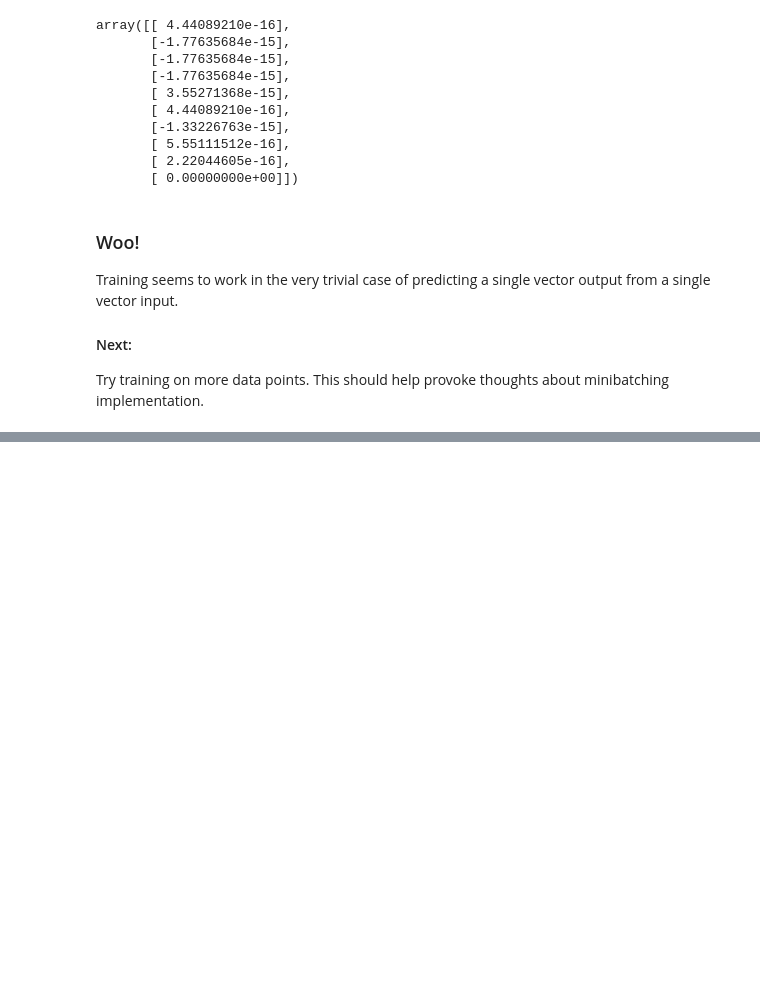
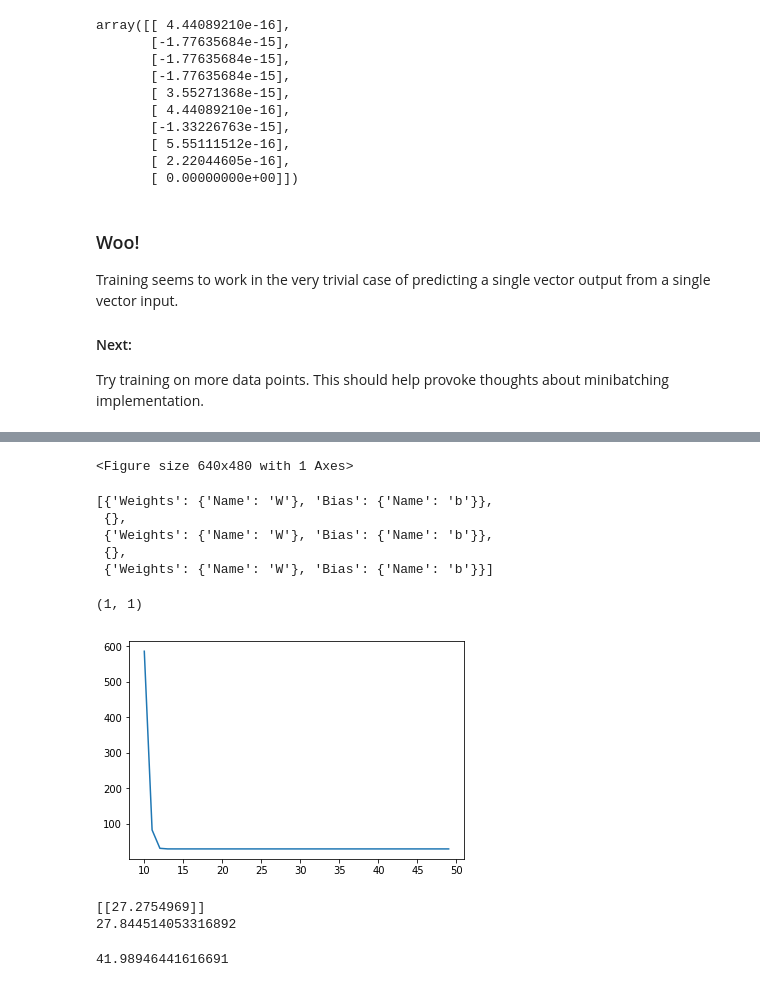
Before and after one commit to bwdGitHub/artificial-neural-networks, a Jupyter notebook: interactive testing.ipynb, the cells around one changed output, grey strips where cells are left out. Drawn from its saved outputs; the diff is of its cells as text; code cells hidden in the pictures; blank space fills up the shorter version.

```diff
--- a/interactive testing.ipynb
+++ b/interactive testing.ipynb
@@ -350,0 +368,32 @@ Try training on more data points. This should help provoke thoughts about miniba
+# %%
+import numpy as np
+xs = []
+ys = []
+for i in range(200):
+    x = np.random.uniform(-10,10, size =(5,1)) + np.random.normal(0,0.1,size=(5,1)) # random vectors + noise
+    xs.append(x)
+    y = 0.01*np.square(np.linalg.norm(x,ord = 2)) + np.linalg.norm(x, ord = 1) # some vector to scalar function
+    ys.append(np.array(y))
+xtrain = xs[0:150]
+ytrain = ys[0:150]
+xtest = xs[150:]
+ytest = ys[150:]
+# %%
+import matplotlib.pyplot as plt
+plt.plot([np.linalg.norm(x) for x in xs],ys,'.')
+plt.axis('equal')
+plt.show()
+# %% [output]
+<Figure size 640x480 with 1 Axes>
+# %%
+net = ann.mlp(InputSize=5, HiddenSizes = [3,5])
+net.layers.append(layers.fc(5,1))
+net.initialize_training_parameters()
+params = net.get_training_parameters()
+params
+# %% [output]
+[{'Weights': {'Name': 'W'}, 'Bias': {'Name': 'b'}},
+ {},
+ {'Weights': {'Name': 'W'}, 'Bias': {'Name': 'b'}},
+ {},
+ {'Weights': {'Name': 'W'}, 'Bias': {'Name': 'b'}}]
@@ -350,0 +471,39 @@ Try training on more data points. This should help provoke thoughts about miniba
+# %%
+net.initialize_training_parameters()
+errors = []
+for i in range(50):
+    train(net, xs, ys, 100)
+    error = 0
+    for i in range(20):
+        p = net.forward(xs[i])
+        error = error + np.power(p-ys[i],2)
+    error = np.sqrt(error)
+    errors.append(error)
+print(errors[0].shape)
+# %% [output]
+(1, 1)
+# %%
+import matplotlib.pyplot as plt
+plot_error = []
+for i in range(len(errors)):
+    plot_error.append(np.asscalar(errors[i]))
+plt.plot(range(10,len(errors)),plot_error[10:])
+plt.show()
+# %% [output]
+[figure, added]
+# %%
+print(net.forward(xs[-1]))
+print(ys[-1])
+# %% [output]
+[[27.2754969]]
+27.844514053316892
+# %%
+test_error = 0
+for i in range(-50,50):
+    xi = np.random.uniform(-10,10, size =(5,1))
+    pi = net.forward(xi)
+    yi = 0.01*np.square(np.linalg.norm(xi,ord = 2)) + np.linalg.norm(xi, ord = 1)
+    test_error = test_error + np.sum(np.power(pi-yi,2))
+print(test_error/100)
+# %% [output]
+41.98946441616691
```
Also changed, not shown: parts of 8 cells of this notebook.
